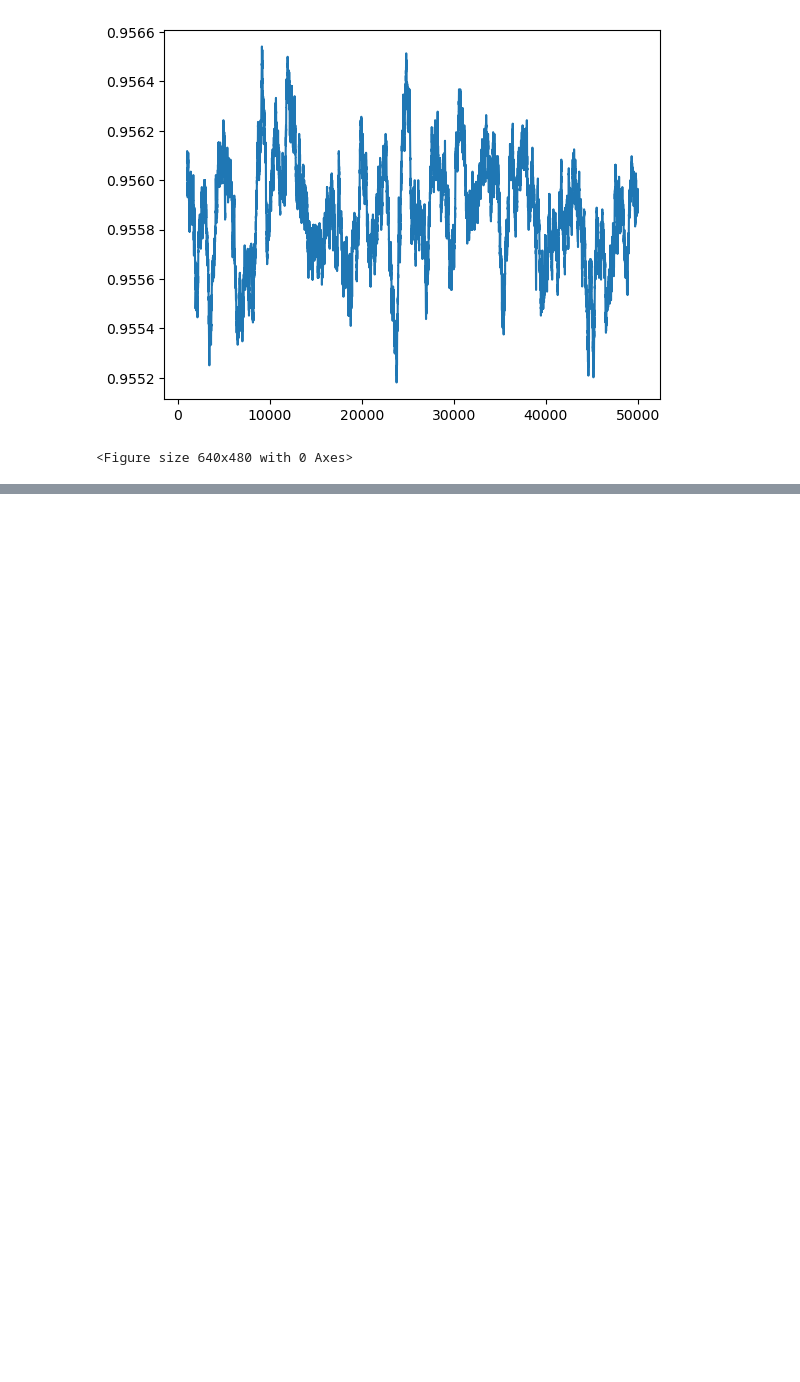
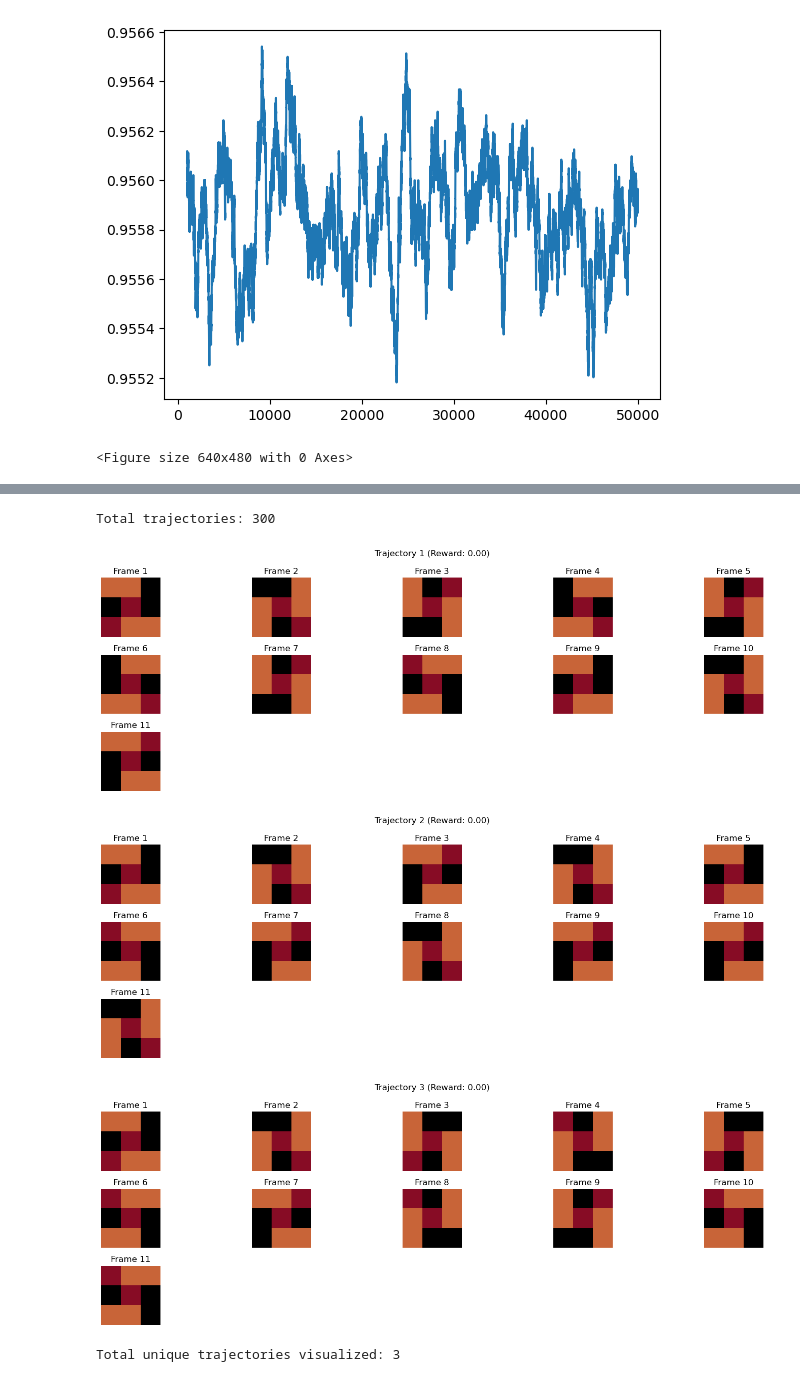
Before and after one commit to GIST-DSLab/GFN_to_ARC, a Jupyter notebook: gfn/src/vis.ipynb, the cells around one changed output, grey strips where cells are left out. Saved outputs shown, nothing was run; the diff lists cells and outputs as text; code cells hidden in the pictures; blank space fills up the shorter version.

```diff
--- a/gfn/src/vis.ipynb
+++ b/gfn/src/vis.ipynb
@@ -35,0 +133,8 @@ plt.savefig("MA_plot.png")
+# %%
+load_and_visualize_unique('eval_samples_geometric_step_20000_local.json', max_display=1000)
+# %% [output]
+Total trajectories: 300
+[figure, added]
+[figure, added]
+[figure, added]
+Total unique trajectories visualized: 3
```
Also changed, not shown: parts of 4 cells of this notebook, 47 other files.
